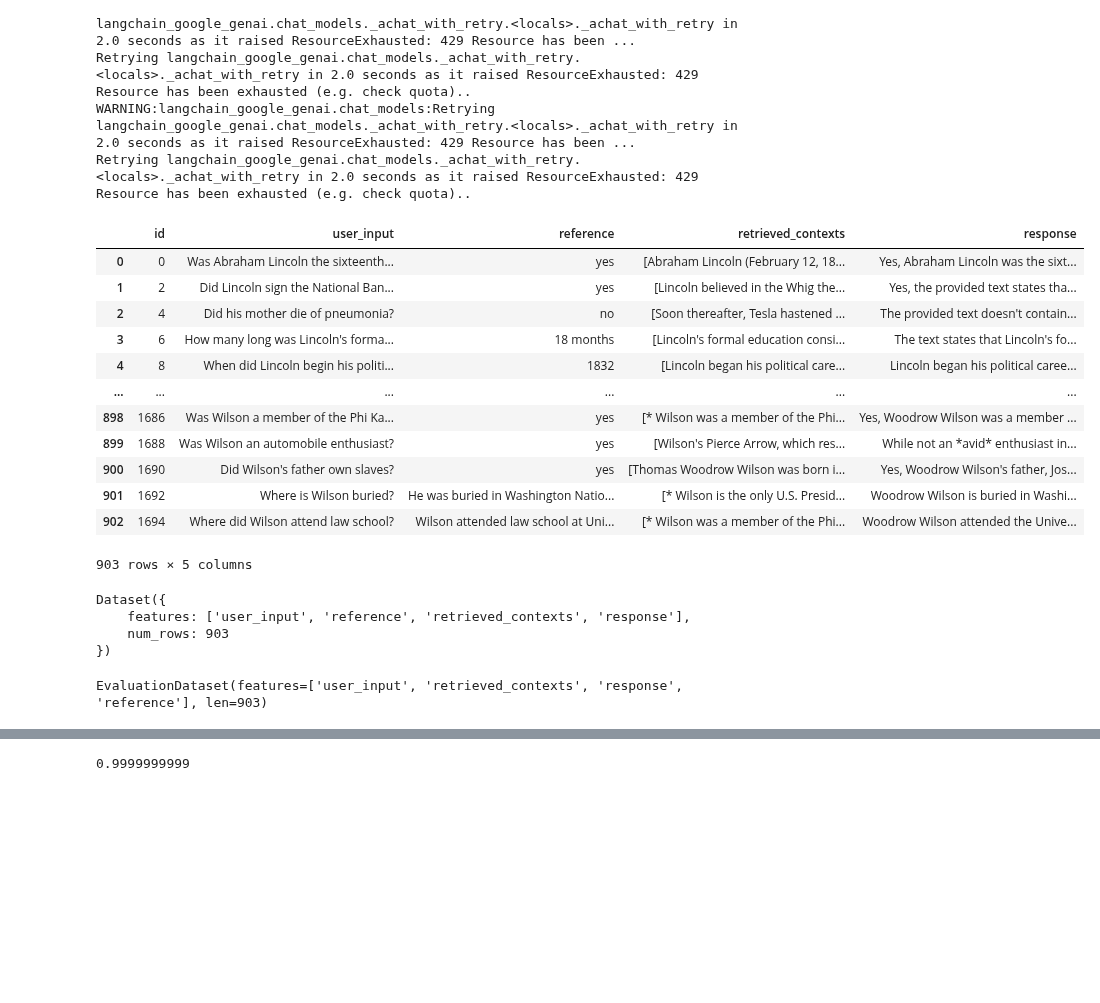
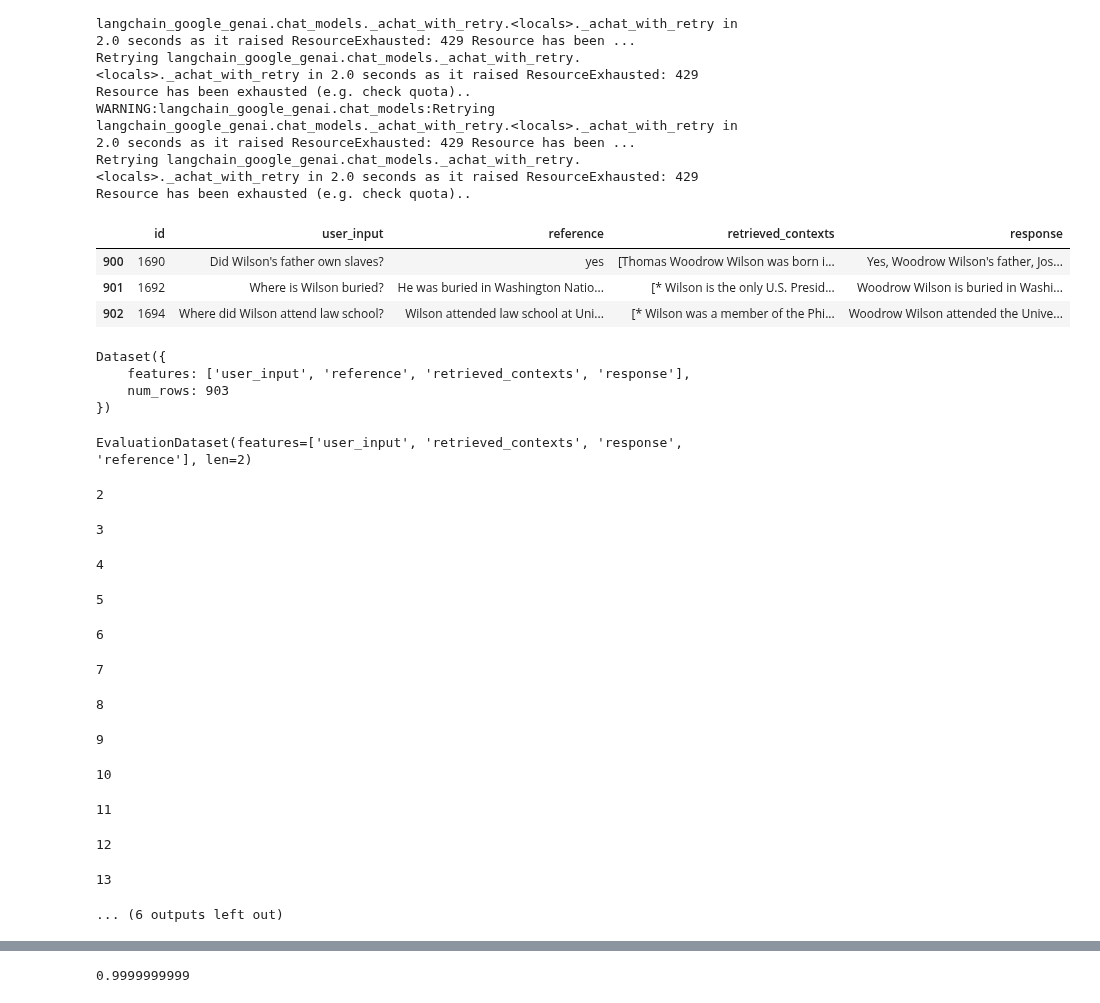
Before and after one commit to sr231/RAG-Evaluations, a Jupyter notebook: Gemini_RAGAS-2-12.ipynb, the cells around one changed output, grey strips where cells are left out. Drawn from its saved outputs; the diff is of its cells as text; code cells hidden in the pictures; blank space fills up the shorter version.

```diff
--- a/Gemini_RAGAS-2-12.ipynb
+++ b/Gemini_RAGAS-2-12.ipynb
@@ -372,21 +371,12 @@ testset_pd = testset_pd.rename(columns={"question": "user_input", "answer": "res
 # This may apply to other datasets as well
 testset_pd['retrieved_contexts'] = testset_pd['retrieved_contexts'].apply(ast.literal_eval)
 # %%
-testset_pd
+testset_pd[900:903]
 # %% [output]
 |  | id | user_input | reference | retrieved_contexts | response |
-| 0 | 0 | Was Abraham Lincoln the sixteenth... | yes | [Abraham Lincoln (February 12, 18... | Yes, Abraham Lincoln was the sixt... |
-| 1 | 2 | Did Lincoln sign the National Ban... | yes | [Lincoln believed in the Whig the... | Yes, the provided text states tha... |
-| 2 | 4 | Did his mother die of pneumonia? | no | [Soon thereafter, Tesla hastened ... | The provided text doesn't contain... |
-| 3 | 6 | How many long was Lincoln's forma... | 18 months | [Lincoln's formal education consi... | The text states that Lincoln's fo... |
-| 4 | 8 | When did Lincoln begin his politi... | 1832 | [Lincoln began his political care... | Lincoln began his political caree... |
-| ... | ... | ... | ... | ... | ... |
-| 898 | 1686 | Was Wilson a member of the Phi Ka... | yes | [* Wilson was a member of the Phi... | Yes, Woodrow Wilson was a member ... |
-| 899 | 1688 | Was Wilson an automobile enthusiast? | yes | [Wilson's Pierce Arrow, which res... | While not an *avid* enthusiast in... |
 | 900 | 1690 | Did Wilson's father own slaves? | yes | [Thomas Woodrow Wilson was born i... | Yes, Woodrow Wilson's father, Jos... |
 | 901 | 1692 | Where is Wilson buried? | He was buried in Washington Natio... | [* Wilson is the only U.S. Presid... | Woodrow Wilson is buried in Washi... |
 | 902 | 1694 | Where did Wilson attend law school? | Wilson attended law school at Uni... | [* Wilson was a member of the Phi... | Woodrow Wilson attended the Unive... |
-903 rows × 5 columns
 # %%
 # The EvaluationDataset format takes input in the HuggingFace Datasets format
 # Note: I am also dropping the id column here
@@ -400,9 +390,9 @@ Dataset({
 # %%
 eval_dataset = EvaluationDataset.from_hf_dataset(testset_ds)
 # %%
-eval_dataset
+EvaluationDataset(samples=eval_dataset.samples[0:2])
 # %% [output]
-EvaluationDataset(features=['user_input', 'retrieved_contexts', 'response', 'reference'], len=903)
+EvaluationDataset(features=['user_input', 'retrieved_contexts', 'response', 'reference'], len=2)
 # %%
 # Note: I'm using the normal LLM, not the RAG context-loaded query engine
 # There is code at the bottom of the notebook for using the query engine, but it appears to just use the query engine to develop
@@ -426,0 +453,36 @@ run_config = RunConfig(timeout=300, max_wait=3000, max_workers=1, max_retries=10
+# %%
+# Iterate through dataset for smaller batches to be evaluated
+context_precision_ref = LLMContextPrecisionWithReference(llm=ragas_llm)
+faithfulness_score = Faithfulness(llm=ragas_llm)
+batchsize = 1
+for i in range(2,20,batchsize):
+    tempdataset = EvaluationDataset(samples=eval_dataset.samples[i:i+batchsize])
+    print(i)
+    evalresult = evaluate(
+        metrics = [
+            context_precision_ref
+            #LLMContextPrecisionWithoutReference,
+            #Faithfulness
+        ],
+        dataset = tempdataset,
+        llm = ragas_llm,
+        embeddings=embeddings,
+        run_config=run_config
+    )
+    testset_results = pd.concat([testset_results, evalresult.to_pandas()])
+    time.sleep(65) # RAGAS generates ~2 API calls per example for faithfulness.
+# RAGAS generates ~10 API calls per example for context precision. Gemini free-tier limit is 15RPM, so we need to wait a minute between calls for the limit to reset.
+# %% [output]
+2
+3
+4
+5
+6
+7
+8
+9
+10
+11
+12
+13
+... (6 outputs left out)
```
Also changed, not shown: parts of 13 cells of this notebook.
